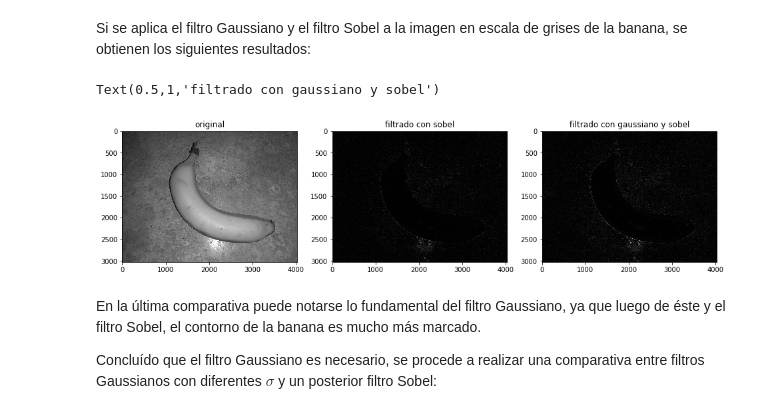
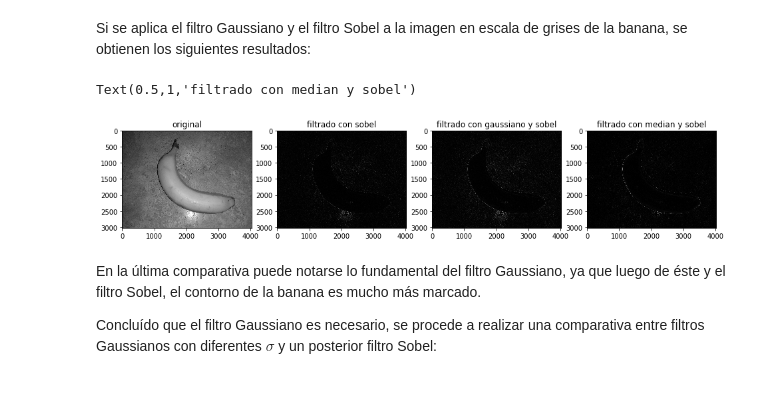
Before and after one commit to gonzafernan/fruit-classifier, a Jupyter notebook: 02-filtracion.ipynb, the cells around one changed output. Saved outputs shown, nothing was run; the diff lists cells and outputs as text; code cells hidden in the pictures.

```diff
--- a/02-filtracion.ipynb
+++ b/02-filtracion.ipynb
@@ -262,0 +261,18 @@ Text(0.5,1,'filtrado con sobel')
+# %%
+from skimage.morphology import disk
+
+n0 = disk(radius=1)
+n1 = disk(radius=5)
+n2 = disk(radius=10)
+
+bm0 = filters.rank.median(banana, n0)
+bm1 = filters.rank.median(banana, n1)
+bm2 = filters.rank.median(banana, n2)
+
+f, (ax0, ax1, ax2) = plt.subplots(1, 3, figsize=(16, 5))
+ax0.imshow(bm0)
+ax0.set_title('$r=1$')
+ax1.imshow(bm1)
+ax1.set_title('$r=5$')
+ax2.imshow(bm2)
+ax2.set_title('$r=10$')
@@ -267,17 +286,20 @@ Si se aplica el filtro Gaussiano y el filtro Sobel a la imagen en escala de gris
 # %%
 banana_sobel = filters.sobel(banana)
 banana_gaussobel = filters.sobel(bs0)
+banana_medsobel = filters.sobel(bm2)
 
-fig, (ax0, ax1, ax2) = plt.subplots(1, 3, figsize=(16, 5))
+fig, (ax0, ax1, ax2, ax3) = plt.subplots(1, 4, figsize=(16, 5))
 ax0.imshow(banana)
 ax0.set_title('original')
 ax1.imshow(banana_sobel)
 ax1.set_title('filtrado con sobel')
 ax2.imshow(banana_gaussobel)
 ax2.set_title('filtrado con gaussiano y sobel')
+ax3.imshow(banana_medsobel)
+ax3.set_title('filtrado con median y sobel')
 # %% [output]
-Text(0.5,1,'filtrado con gaussiano y sobel')
+Text(0.5,1,'filtrado con median y sobel')
-[figure, old version]
+[figure, new version]
 # %% [markdown]
 En la última comparativa puede notarse lo fundamental del filtro Gaussiano, ya que luego de éste y el filtro Sobel, el contorno de la banana es mucho más marcado.
 
```
Also changed, not shown: parts of 10 cells of this notebook.
